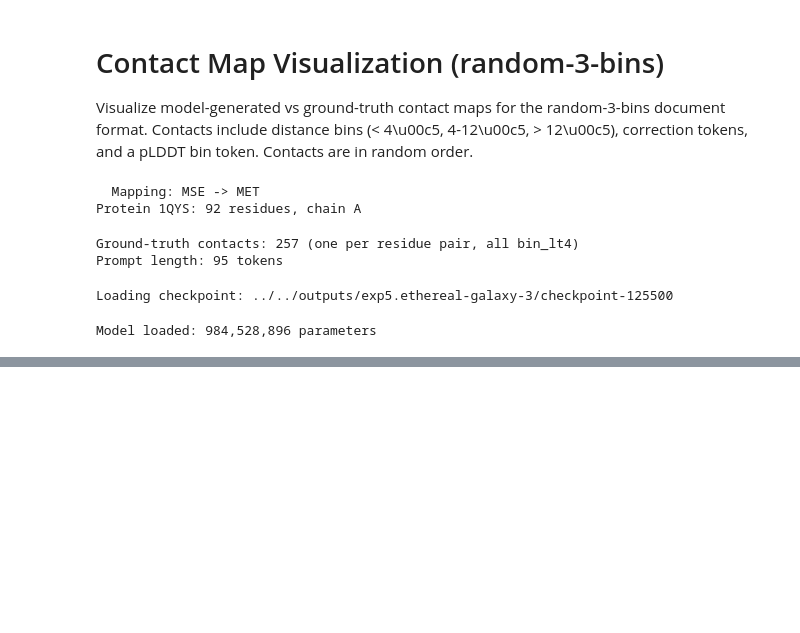
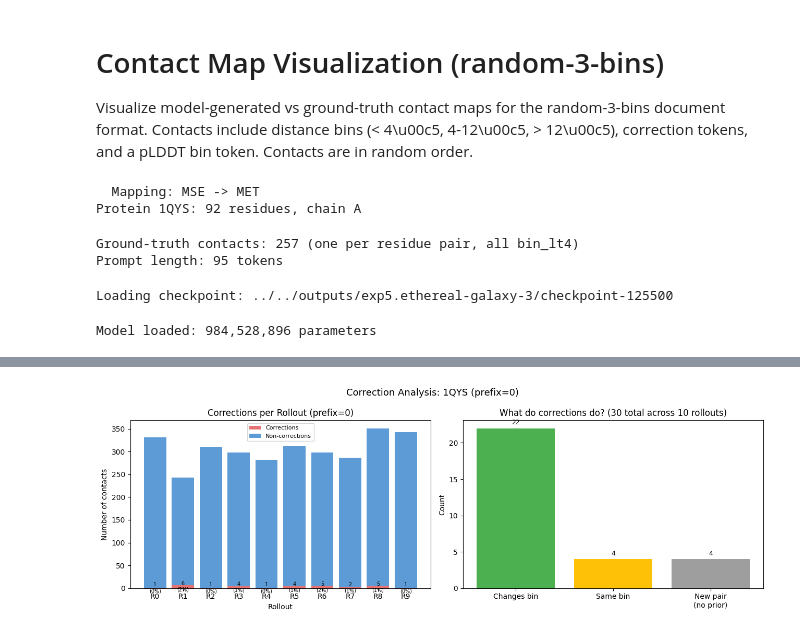
Before and after one commit to timodonnell/LlamaFold-experiments, a Jupyter notebook: experiments/exp5_contact_prediction/visualize_contacts.ipynb, the cells around one changed output, grey strips where cells are left out. Cells and saved outputs as stored; diff of their text form; code cells hidden in the pictures; blank space fills up the shorter version.

```diff
--- a/experiments/exp5_contact_prediction/visualize_contacts.ipynb
+++ b/experiments/exp5_contact_prediction/visualize_contacts.ipynb
@@ -517,0 +663,61 @@ plt.show()
+# %%
+# Correction usage across rollouts
+fig, axes = plt.subplots(1, 2, figsize=(13, 4.5))
+
+# Left: corrections per rollout
+ax = axes[0]
+rollouts_0 = rollout_contacts[0]
+n_corrections = [sum(1 for c in r if c[0]) for r in rollouts_0]
+n_total = [len(r) for r in rollouts_0]
+pct_corrections = [100 * nc / nt if nt > 0 else 0 for nc, nt in zip(n_corrections, n_total)]
+
+x = range(N_ROLLOUTS)
+bars = ax.bar(x, n_corrections, color="#E57373", label="Corrections")
+ax.bar(x, [nt - nc for nt, nc in zip(n_total, n_corrections)],
+       bottom=n_corrections, color="#5C9BD5", label="Non-corrections")
+ax.set_xlabel("Rollout")
+ax.set_ylabel("Number of contacts")
+ax.set_title("Corrections per Rollout (prefix=0)")
+ax.set_xticks(x)
+ax.set_xticklabels([f"R{i}" for i in x])
+ax.legend(fontsize=8)
+for i, (nc, pct) in enumerate(zip(n_corrections, pct_corrections)):
+    if nc > 0:
+        ax.text(i, nc / 2, f"{nc}\n({pct:.0f}%)", ha="center", va="center", fontsize=7)
+
+# Right: are corrections actually correcting? Check if a correction's residue pair
+# was previously seen as non-correction with a different bin
+ax = axes[1]
+correction_stats = {"corrects_bin": 0, "same_bin": 0, "new_pair": 0, "total": 0}
+for rollout in rollouts_0:
+    seen_pairs = {}  # (p1, p2) -> last bin
+    for is_corr, p1, p2, a1, a2, bin_tok in rollout:
+        pair = (p1, p2)
+        if is_corr:
+            correction_stats["total"] += 1
+            if pair in seen_pairs:
+                if seen_pairs[pair] != bin_tok:
+                    correction_stats["corrects_bin"] += 1
+                else:
+                    correction_stats["same_bin"] += 1
+            else:
+                correction_stats["new_pair"] += 1
+        seen_pairs[pair] = bin_tok
+
+labels = ["Changes bin", "Same bin", "New pair\n(no prior)"]
+values = [correction_stats["corrects_bin"], correction_stats["same_bin"],
+          correction_stats["new_pair"]]
+colors = ["#4CAF50", "#FFC107", "#9E9E9E"]
+bars = ax.bar(labels, values, color=colors)
+ax.set_ylabel("Count")
+ax.set_title(f"What do corrections do? ({correction_stats['total']} total across {N_ROLLOUTS} rollouts)")
+for bar in bars:
+    if bar.get_height() > 0:
+        ax.text(bar.get_x() + bar.get_width()/2, bar.get_height() + 0.3,
+                str(int(bar.get_height())), ha="center", va="bottom", fontsize=9)
+
+plt.suptitle(f"Correction Analysis: {PDB_ID} (prefix=0)", fontsize=13)
+plt.tight_layout()
+plt.show()
+# %% [output]
+[figure, added]
```
Also changed, not shown: parts of 12 cells of this notebook, 1 other file.
